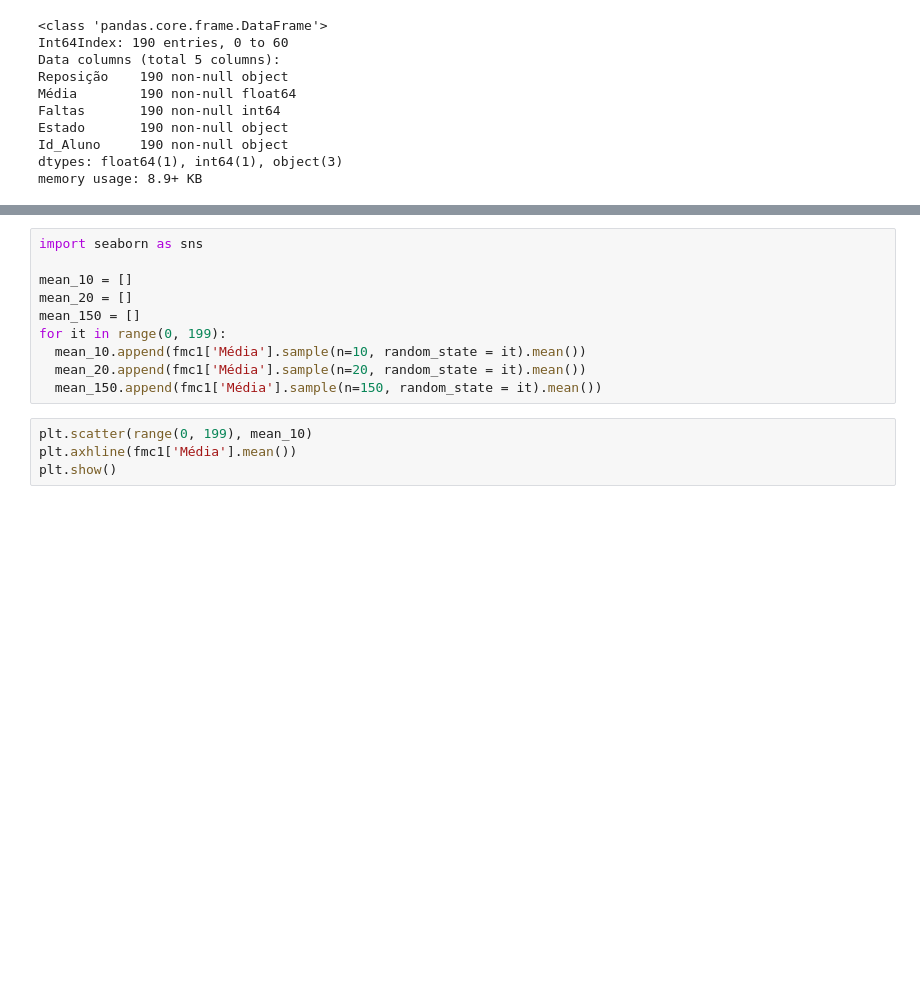
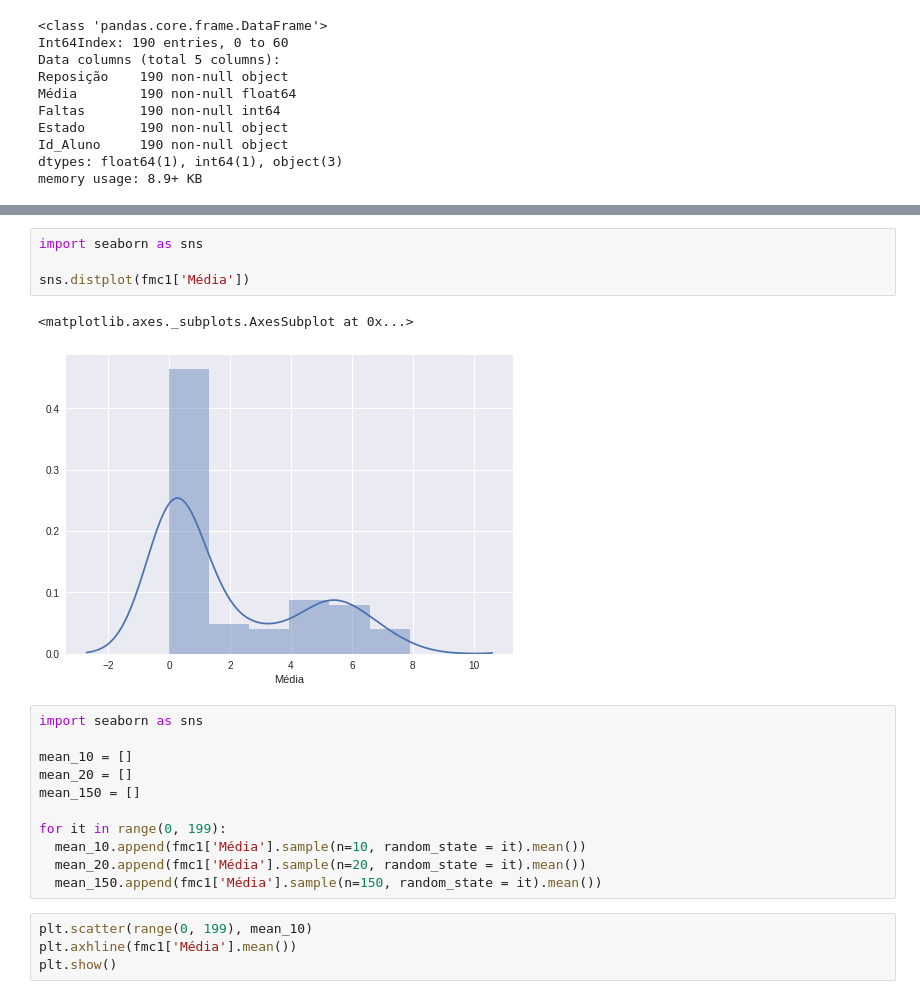
Before and after one commit to carvalheirafc/imd0033_2018_2, a Jupyter notebook: prova2/Carlos_Frederico_Carvalheira_Mello.ipynb, the cells around one changed output, grey strips where cells are left out. Saved outputs shown, nothing was run; the diff lists cells and outputs as text; blank space fills up the shorter version.

```diff
--- a/prova2/Carlos_Frederico_Carvalheira_Mello.ipynb
+++ b/prova2/Carlos_Frederico_Carvalheira_Mello.ipynb
@@ -178,10 +182,18 @@ plt.axhline(fmc1['Média'].mean())
 [figure]
+# %%
+import seaborn as sns
+
+sns.distplot(fmc1['Média'])
+# %% [output]
+<matplotlib.axes._subplots.AxesSubplot at 0x...>
+[figure, added]
 # %%
 import seaborn as sns
 
 mean_10 = []
 mean_20 = []
 mean_150 = []
+
 for it in range(0, 199):
   mean_10.append(fmc1['Média'].sample(n=10, random_state = it).mean())
   mean_20.append(fmc1['Média'].sample(n=20, random_state = it).mean())
```
Also changed, not shown: parts of 3 cells of this notebook.
